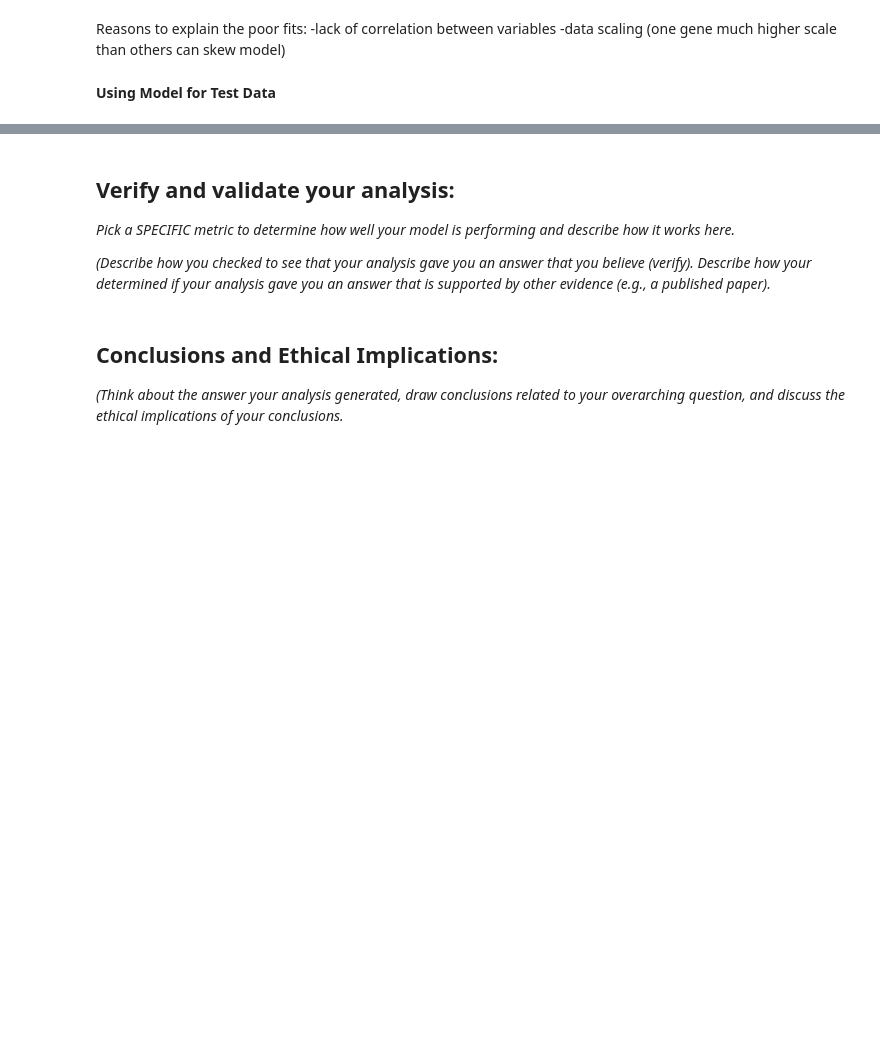
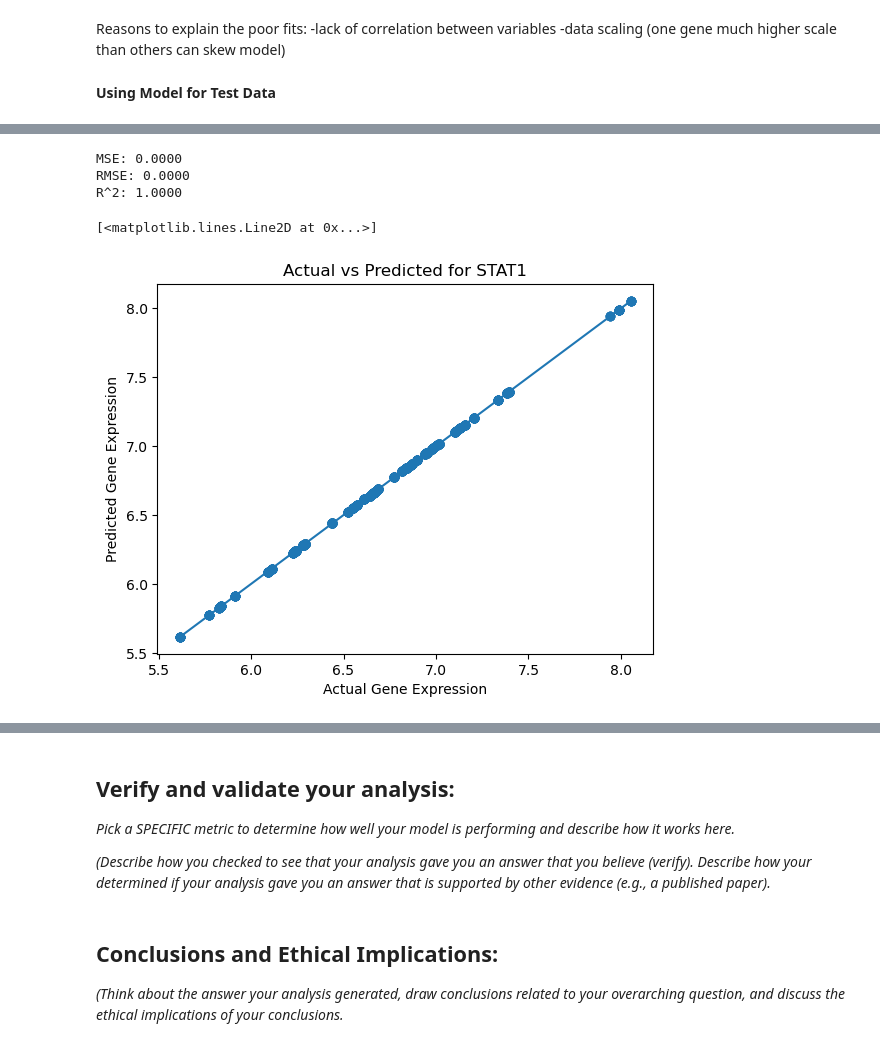
Before and after one commit to AbhiramRuthala/Module-4-Cancer, a Jupyter notebook: Module 4 Template-2 (3) (2).ipynb, the cells around one changed output, grey strips where cells are left out. Drawn from its saved outputs; the diff is of its cells as text; code cells hidden in the pictures; blank space fills up the shorter version.

```diff
--- a/Module 4 Template-2 (3) (2).ipynb
+++ b/Module 4 Template-2 (3) (2).ipynb
@@ -366,0 +405,43 @@ test_data = pd.read_csv(r"C:\Users\dance\OneDrive - University of Virginia\Compu
+# %%
+#Check the results
+common_samples = new_data.columns.intersection(test_metadata.index)
+
+
+y_true = new_data.loc[selected_gene, new_data.columns].to_numpy()
+
+test_metadata.loc[new_data.columns, "Predicted_Gene_Expression"] = final_predictions
+
+ages_aligned = pd.to_numeric(
+    test_metadata.loc[new_data.columns, 'age_at_diagnosis'],
+    errors='coerce'
+).fillna(ages.mean())
+
+
+# PREDICTED values
+y_pred = models[selected_gene].predict(X_new)
+
+# Compute metrics
+mse = mean_squared_error(y_true, y_pred)
+rmse = np.sqrt(mse)
+r2 = r2_score(y_true, y_pred)
+
+# Print results
+print(f"MSE: {mse:.4f}")
+print(f"RMSE: {rmse:.4f}")
+print(f"R^2: {r2:.4f}")
+# %% [output]
+MSE: 0.0000
+RMSE: 0.0000
+R^2: 1.0000
+# %%
+plt.scatter(y_true, y_pred)
+plt.xlabel("Actual Gene Expression")
+plt.ylabel("Predicted Gene Expression")
+plt.title(f"Actual vs Predicted for {selected_gene}")
+
+# reference line (perfect predictions)
+plt.plot([y_true.min(), y_true.max()],
+         [y_true.min(), y_true.max()])
+# %% [output]
+[<matplotlib.lines.Line2D at 0x...>]
+[figure, added]
```
Also changed, not shown: parts of 6 cells of this notebook, 1 other file.
